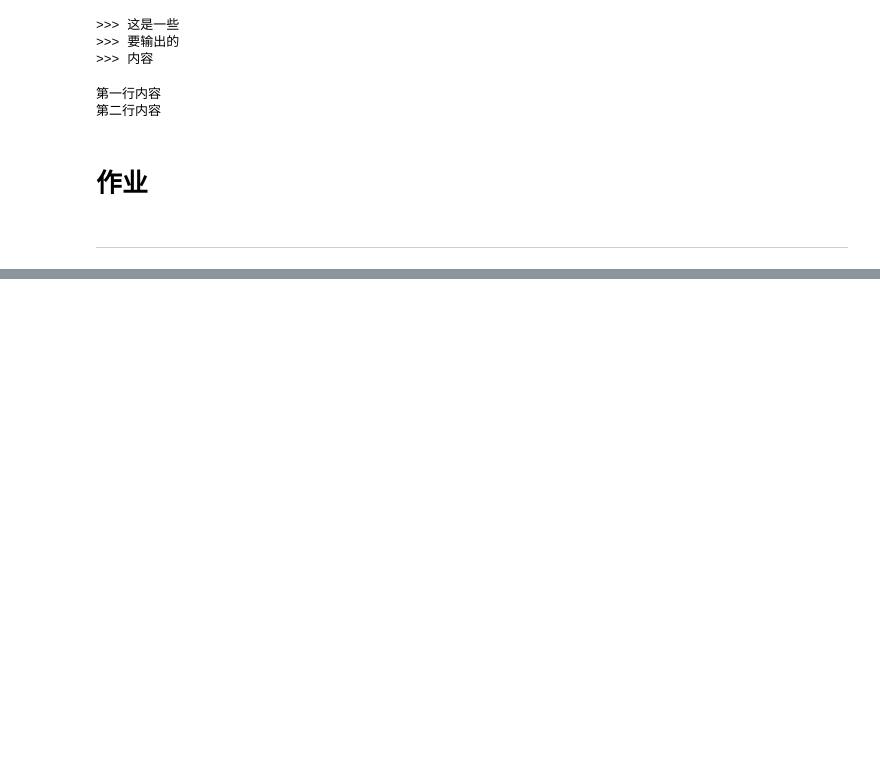
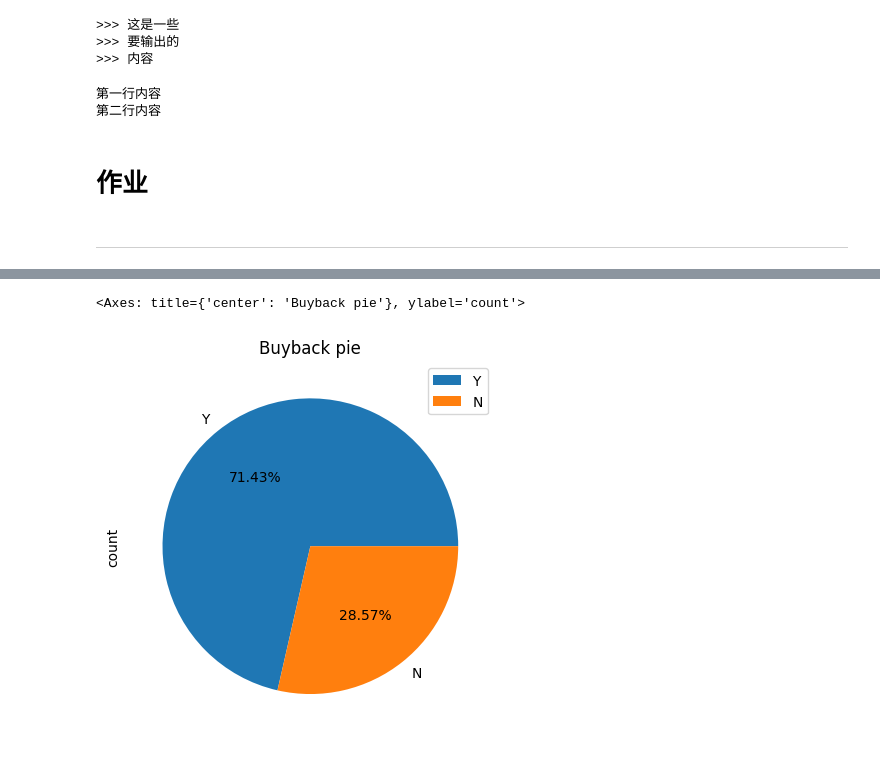
Before and after one commit to chunyi-11/PythonCourse, a Jupyter notebook: Class_5.ipynb, the cells around one changed output, grey strips where cells are left out. Drawn from its saved outputs; the diff is of its cells as text; code cells hidden in the pictures; blank space fills up the shorter version.

```diff
--- a/Class_5.ipynb
+++ b/Class_5.ipynb
@@ -1820,0 +2015,4 @@ print(textwrap.dedent(text))
+# %%
+# Q3: 按照日期升序排列
+df_products.sort_values(by="Date", ascending=True, inplace=True)  # 升序排列
+df_products
@@ -1820,0 +2047,4 @@ print(textwrap.dedent(text))
+# %%
+# Q5: 把Item_ID列设置为索引
+df_products.set_index("Item_ID", inplace=True)  # 设置索引
+df_products
@@ -1820,0 +2070,4 @@ print(textwrap.dedent(text))
+# %%
+# Q6: 算出每个产品的总价（单价*数量），添加一列Total_Price
+df_products["Total_Price"] = df_products["Price"] * df_products["Quantity"]  # 添加一列
+df_products
@@ -1820,0 +2152,13 @@ print(textwrap.dedent(text))
+# %%
+# Q12: 合并products和products_buyback表格，按照Item_ID列进行合并
+df_products_buyback = pd.read_excel(
+    "data_Class_5.xls", sheet_name="products_buyback"
+)  # 读取products_buyback表格
+df_products_buyback.set_index("Item_ID", inplace=True)  # 设置索引
+df_products = pd.merge(
+    df_products,
+    df_products_buyback,
+    how="left",
+    on=["Item", "Date"],  # 找到Item和Date都相同的行进行合并
+)  # 合并
+df_products
@@ -1820,0 +2183,11 @@ print(textwrap.dedent(text))
+# %%
+# Q13: 用饼图展示回购商品的比例
+df_products["Buyback"].value_counts().plot(
+    kind="pie",
+    legend=True,
+    title="Buyback pie",
+    autopct="%1.2f%%",  # 百分比格式，保留两位小数
+)  # 饼图
+# %% [output]
+<Axes: title={'center': 'Buyback pie'}, ylabel='count'>
+[figure, added]
```
Also changed, not shown: parts of 23 cells of this notebook.
